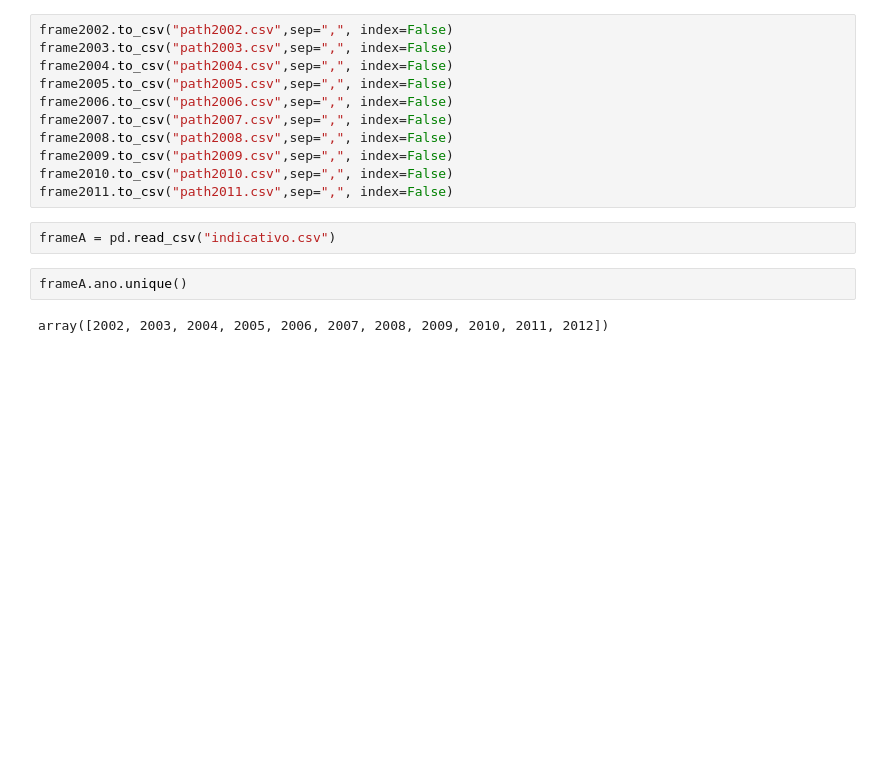
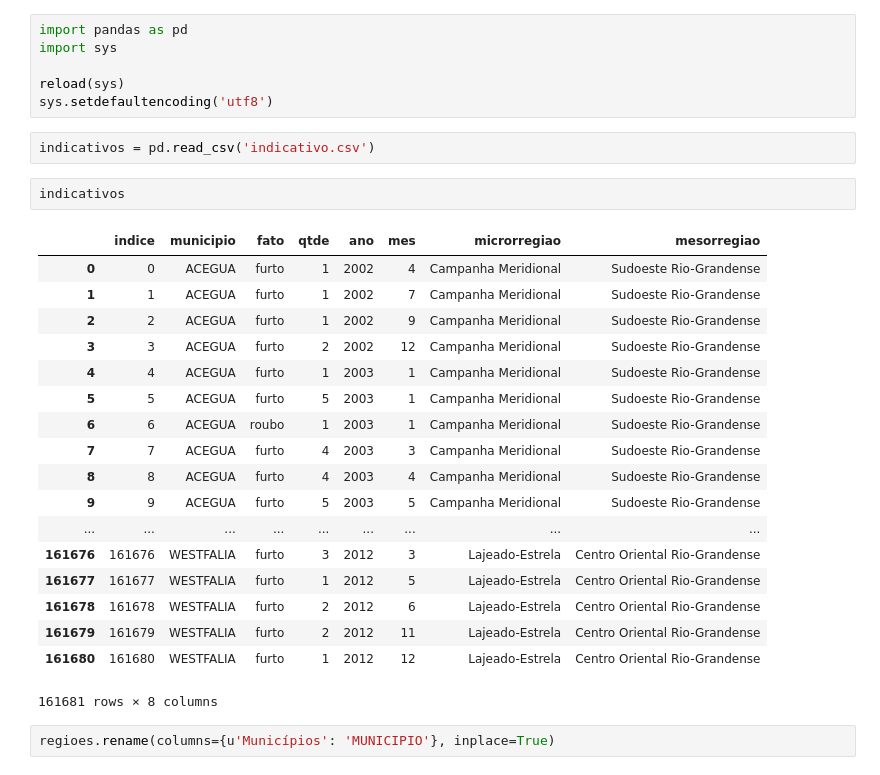
Before and after one commit to lucasmachadorj/crime-s-visualization-RS, a Jupyter notebook: Untitled.ipynb, the cells around one changed output. Cells and saved outputs as stored; diff of their text form; blank space fills up the shorter version.

```diff
--- a/Untitled.ipynb
+++ b/Untitled.ipynb
@@ -139,17 +1,31 @@ frame2007.head()
-# %%
-frame2002.to_csv("path2002.csv",sep=",", index=False)
-frame2003.to_csv("path2003.csv",sep=",", index=False)
-frame2004.to_csv("path2004.csv",sep=",", index=False)
-frame2005.to_csv("path2005.csv",sep=",", index=False)
-frame2006.to_csv("path2006.csv",sep=",", index=False)
-frame2007.to_csv("path2007.csv",sep=",", index=False)
-frame2008.to_csv("path2008.csv",sep=",", index=False)
-frame2009.to_csv("path2009.csv",sep=",", index=False)
-frame2010.to_csv("path2010.csv",sep=",", index=False)
-frame2011.to_csv("path2011.csv",sep=",", index=False)
-# %%
-frameA = pd.read_csv("indicativo.csv")
-# %%
-frameA.ano.unique()
-# %% [output]
-array([2002, 2003, 2004, 2005, 2006, 2007, 2008, 2009, 2010, 2011, 2012])
+# %%
+import pandas as pd
+import sys
+
+reload(sys)
+sys.setdefaultencoding('utf8')
+# %%
+indicativos = pd.read_csv('indicativo.csv')
+# %%
+indicativos
+# %% [output]
+|  | indice | municipio | fato | qtde | ano | mes | microrregiao | mesorregiao |
+| 0 | 0 | ACEGUA | furto | 1 | 2002 | 4 | Campanha Meridional | Sudoeste Rio-Grandense |
+| 1 | 1 | ACEGUA | furto | 1 | 2002 | 7 | Campanha Meridional | Sudoeste Rio-Grandense |
+| 2 | 2 | ACEGUA | furto | 1 | 2002 | 9 | Campanha Meridional | Sudoeste Rio-Grandense |
+| 3 | 3 | ACEGUA | furto | 2 | 2002 | 12 | Campanha Meridional | Sudoeste Rio-Grandense |
+| 4 | 4 | ACEGUA | furto | 1 | 2003 | 1 | Campanha Meridional | Sudoeste Rio-Grandense |
+| 5 | 5 | ACEGUA | furto | 5 | 2003 | 1 | Campanha Meridional | Sudoeste Rio-Grandense |
+| 6 | 6 | ACEGUA | roubo | 1 | 2003 | 1 | Campanha Meridional | Sudoeste Rio-Grandense |
+| 7 | 7 | ACEGUA | furto | 4 | 2003 | 3 | Campanha Meridional | Sudoeste Rio-Grandense |
+| 8 | 8 | ACEGUA | furto | 4 | 2003 | 4 | Campanha Meridional | Sudoeste Rio-Grandense |
+| 9 | 9 | ACEGUA | furto | 5 | 2003 | 5 | Campanha Meridional | Sudoeste Rio-Grandense |
+| ... | ... | ... | ... | ... | ... | ... | ... | ... |
+| 161676 | 161676 | WESTFALIA | furto | 3 | 2012 | 3 | Lajeado-Estrela | Centro Oriental Rio-Grandense |
+| 161677 | 161677 | WESTFALIA | furto | 1 | 2012 | 5 | Lajeado-Estrela | Centro Oriental Rio-Grandense |
+| 161678 | 161678 | WESTFALIA | furto | 2 | 2012 | 6 | Lajeado-Estrela | Centro Oriental Rio-Grandense |
+| 161679 | 161679 | WESTFALIA | furto | 2 | 2012 | 11 | Lajeado-Estrela | Centro Oriental Rio-Grandense |
+| 161680 | 161680 | WESTFALIA | furto | 1 | 2012 | 12 | Lajeado-Estrela | Centro Oriental Rio-Grandense |
+161681 rows × 8 columns
+# %%
+regioes.rename(columns={u'Municípios': 'MUNICIPIO'}, inplace=True)
```
Also changed, not shown: parts of 79 cells of this notebook, 5 other files.
